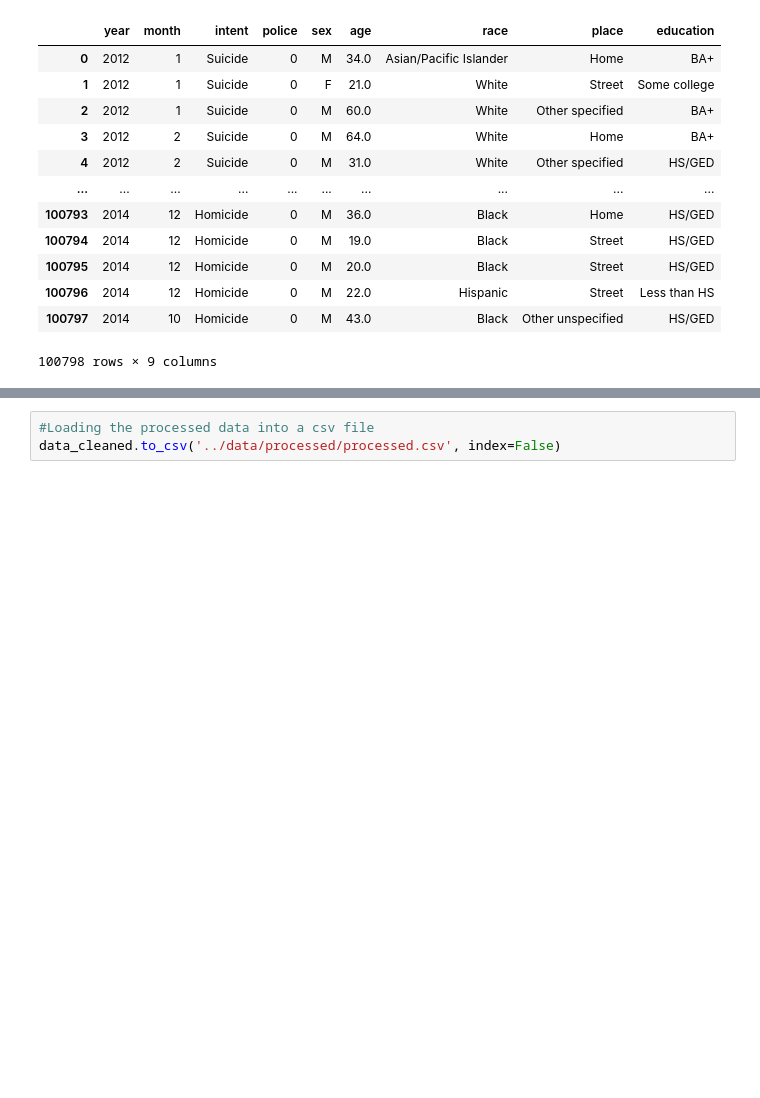
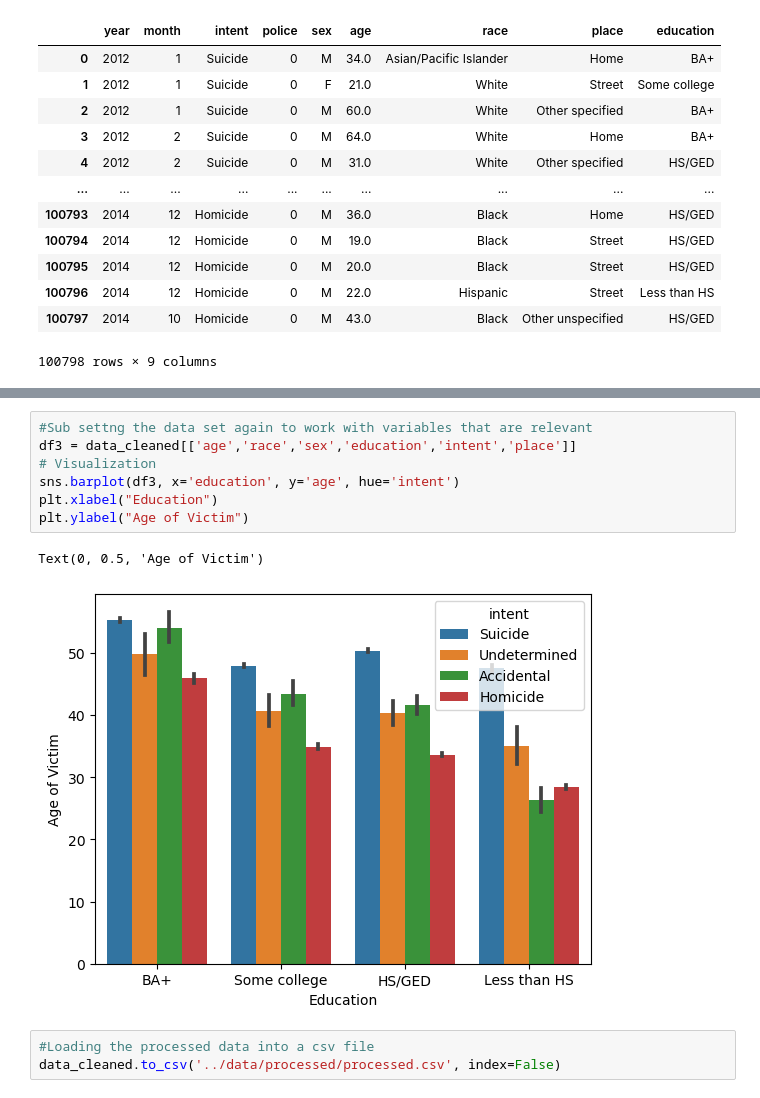
Before and after one commit to ubco-W2022T2-data301/project-group09, a Jupyter notebook: analysis/analysis1.ipynb, the cells around one changed output, grey strips where cells are left out. Drawn from its saved outputs; the diff is of its cells as text; blank space fills up the shorter version.

```diff
--- a/analysis/analysis1.ipynb
+++ b/analysis/analysis1.ipynb
@@ -124,3 +135,13 @@ sns.pairplot(data=data_cleaned)
+# %%
+#Sub settng the data set again to work with variables that are relevant
+df3 = data_cleaned[['age','race','sex','education','intent','place']]
+# Visualization
+sns.barplot(df3, x='education', y='age', hue='intent')
+plt.xlabel("Education")
+plt.ylabel("Age of Victim")
+# %% [output]
+Text(0, 0.5, 'Age of Victim')
+[figure, added]
 # %%
 #Loading the processed data into a csv file
 data_cleaned.to_csv('../data/processed/processed.csv', index=False)
```
Also changed, not shown: parts of 10 cells of this notebook.
